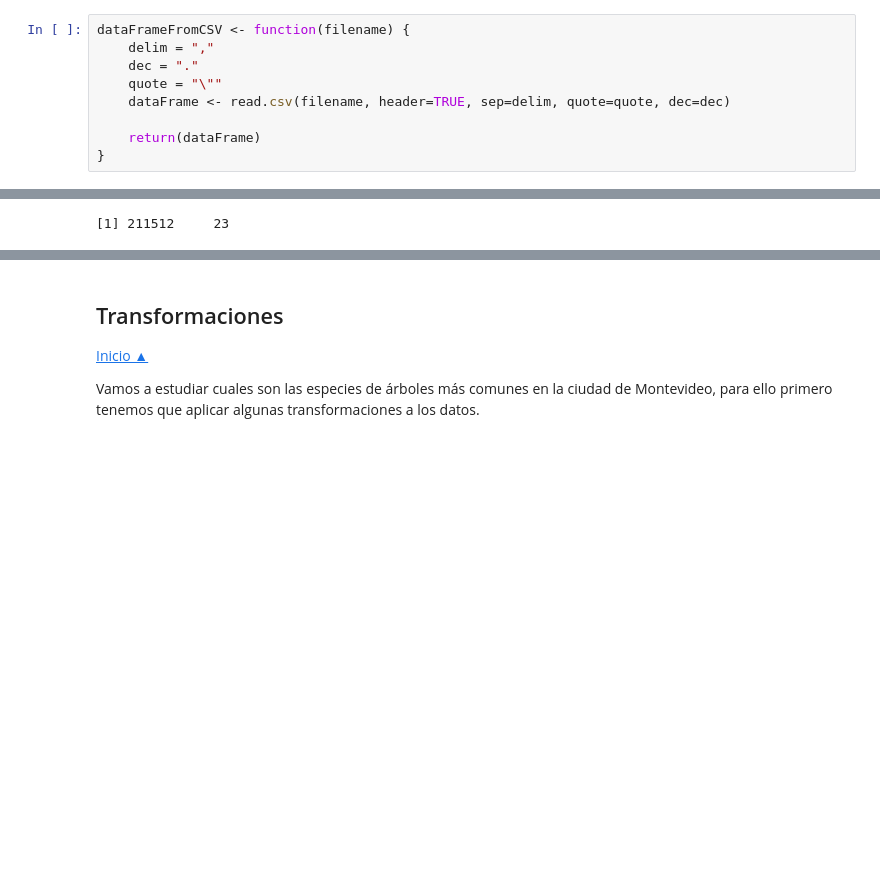
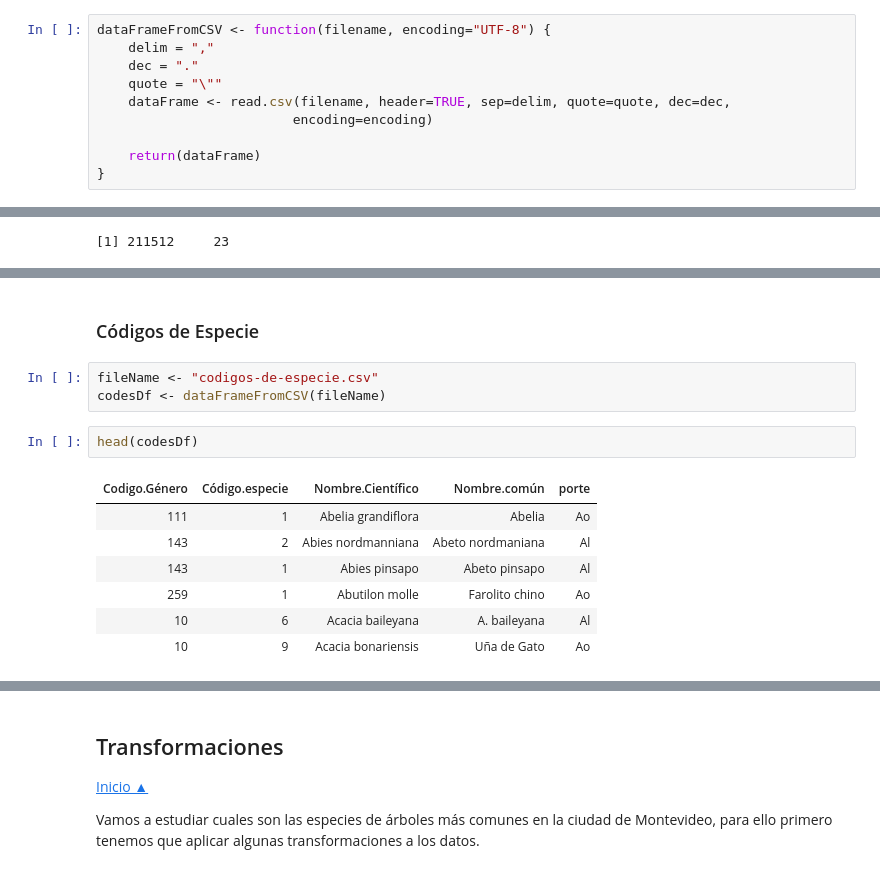
Before and after one commit to efviodo/data-science, a Jupyter notebook: datasets/datos-abiertos-uy/censo-arbolado-mvdo/Analisis Arbolado Montevideo.ipynb, the cells around one changed output, grey strips where cells are left out. Drawn from its saved outputs; the diff is of its cells as text; blank space fills up the shorter version.

```diff
--- a/datasets/datos-abiertos-uy/censo-arbolado-mvdo/Analisis Arbolado Montevideo.ipynb
+++ b/datasets/datos-abiertos-uy/censo-arbolado-mvdo/Analisis Arbolado Montevideo.ipynb
@@ -57,11 +57,12 @@ Loading required package: RColorBrewer
 ## Funciones
 [Inicio ▲](#Indice)
 # %%
-dataFrameFromCSV <- function(filename) {
+dataFrameFromCSV <- function(filename, encoding="UTF-8") {
     delim = ","
     dec = "."
     quote = "\""
-    dataFrame <- read.csv(filename, header=TRUE, sep=delim, quote=quote, dec=dec)
+    dataFrame <- read.csv(filename, header=TRUE, sep=delim, quote=quote, dec=dec,
+                         encoding=encoding)
 
     return(dataFrame)
 }
@@ -153,0 +193,15 @@ head(dataFrame, 5)
+# %% [markdown]
+### Códigos de Especie
+# %%
+fileName <- "codigos-de-especie.csv"
+codesDf <- dataFrameFromCSV(fileName)
+# %%
+head(codesDf)
+# %% [output]
+| Codigo.Género | Código.especie | Nombre.Científico | Nombre.común | porte |
+| 111 | 1 | Abelia grandiflora | Abelia | Ao |
+| 143 | 2 | Abies nordmanniana | Abeto nordmaniana | Al |
+| 143 | 1 | Abies pinsapo | Abeto pinsapo | Al |
+| 259 | 1 | Abutilon molle | Farolito chino | Ao |
+| 10 | 6 | Acacia baileyana | A. baileyana | Al |
+| 10 | 9 | Acacia bonariensis | Uña de Gato | Ao |
```
Also changed, not shown: parts of 7 cells of this notebook.
